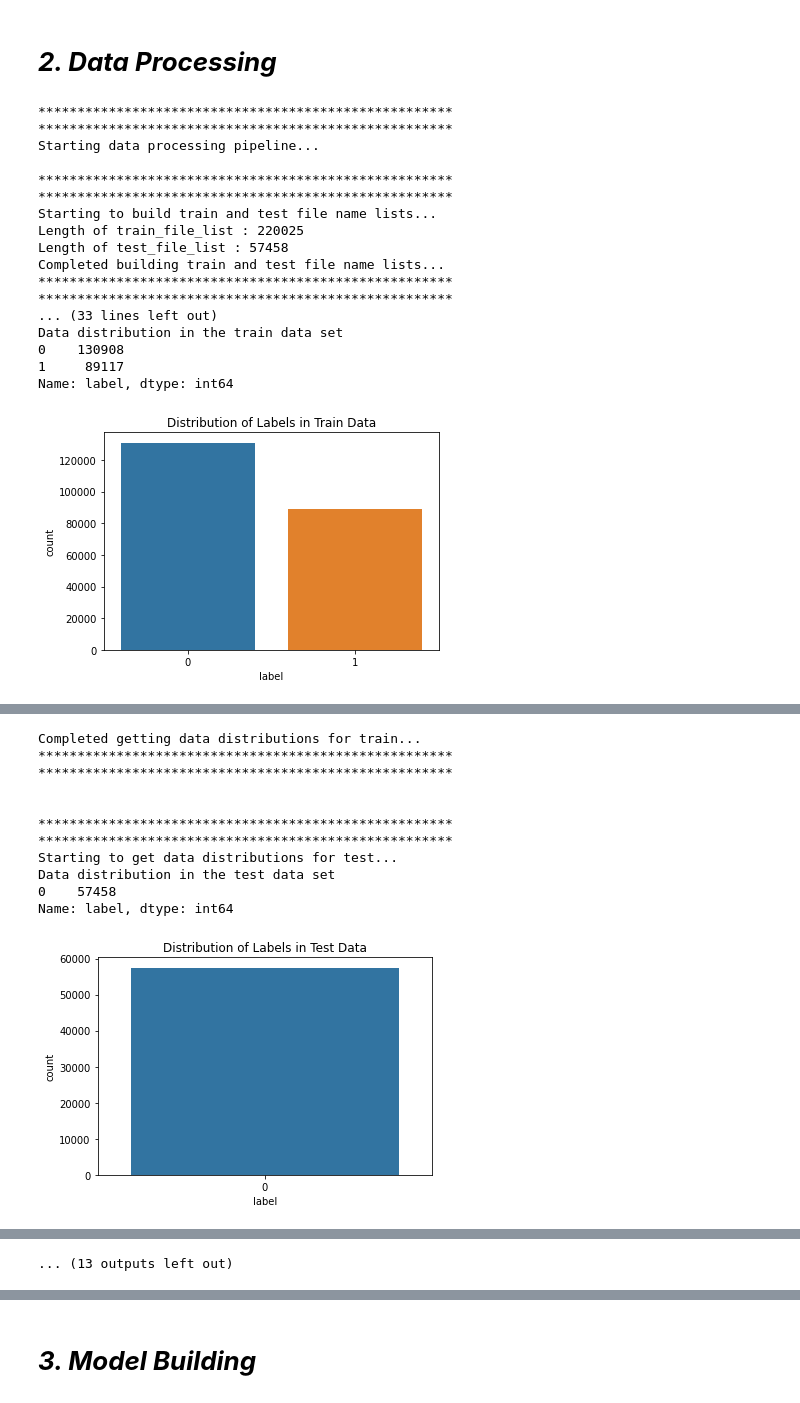
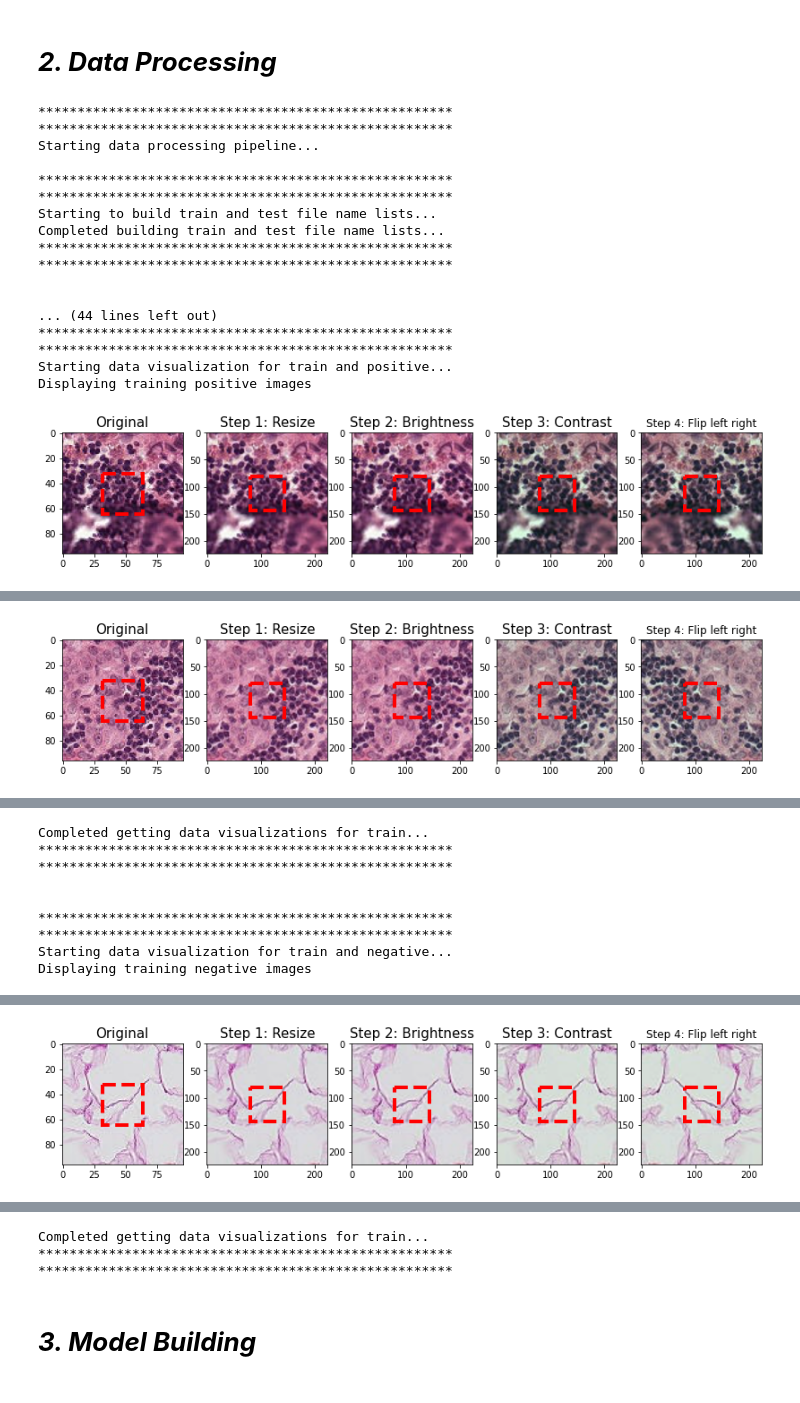
Before and after one commit to srilamaiti/SM_MIDS_W207_HW, a Jupyter notebook: Untitled67.ipynb, the cells around one changed output, grey strips where cells are left out. Cells and saved outputs as stored; diff of their text form; code cells hidden in the pictures.

```diff
--- a/Untitled67.ipynb
+++ b/Untitled67.ipynb
@@ -893,6 +898,12 @@ class data_processing:
         print("*****************************************************")
         print("*****************************************************")
         print()
+
+    def split_data_based_on_indices(self):
+        """
+        This method splits data based on indices.
+        """
+        None
 
     def split_data(self):
         """
@@ -1223,38 +1234,38 @@ class data_processing:
             self.check_duplicate_ids('test')
             self.get_data_distribution('train')
             self.get_data_distribution('test')
 
         self.split_data()
 
         if self.run_mode == 'interim_test':
             self.get_image_summary_stats()
 
         #self.move_files()
         print("Completed data processing pipeline...")
         print()
         print("*****************************************************")
         print("*****************************************************")
 
 data_proc = data_processing(run_mode = 'final_test')
 data_proc.data_processing_pipeline()
 data_proc.data_visualization(train_or_test_ind = 'train', positive_or_negative_ind = 'positive', image_list = data_proc.train_positive_file_list)
 data_proc.data_visualization(train_or_test_ind = 'train', positive_or_negative_ind = 'negative', image_list = data_proc.train_negative_file_list)
 # %% [output]
 *****************************************************
 *****************************************************
 Starting data processing pipeline...
 
 *****************************************************
 *****************************************************
 Starting to build train and test file name lists...
-Length of train_file_list : 220025
-Length of test_file_list : 57458
 Completed building train and test file name lists...
 *****************************************************
 *****************************************************
-... (33 lines left out)
-Data distribution in the train data set
-0    130908
-1     89117
-Name: label, dtype: int64
+
+
+... (44 lines left out)
+*****************************************************
+*****************************************************
+Starting data visualization for train and positive...
+Displaying training positive images
-[figure, old version]
+[figure, new version]
@@ -1262,12 +1272 @@ Name: label, dtype: int64
-Completed getting data distributions for train...
-*****************************************************
-*****************************************************
-
-
-*****************************************************
-*****************************************************
-Starting to get data distributions for test...
-Data distribution in the test data set
-0    57458
-Name: label, dtype: int64
-[figure, old version]
+[figure, new version]
@@ -1302,0 +1276,9 @@ Standard Deviation across red, green and blue channels for Train X_train_img_fil
+Completed getting data visualizations for train...
+*****************************************************
+*****************************************************
+
+
+*****************************************************
+*****************************************************
+Starting data visualization for train and negative...
+Displaying training negative images
@@ -1304 +1286 @@ Standard Deviation across red, green and blue channels for Train X_train_img_fil
-... (13 outputs left out)
+[figure, added]
@@ -1305,2 +1290,5 @@ Standard Deviation across red, green and blue channels for Train X_train_img_fil
+Completed getting data visualizations for train...
+*****************************************************
+*****************************************************
 # %% [markdown]
 # ***3. Model Building***
```
Also changed, not shown: parts of 5 cells of this notebook.
